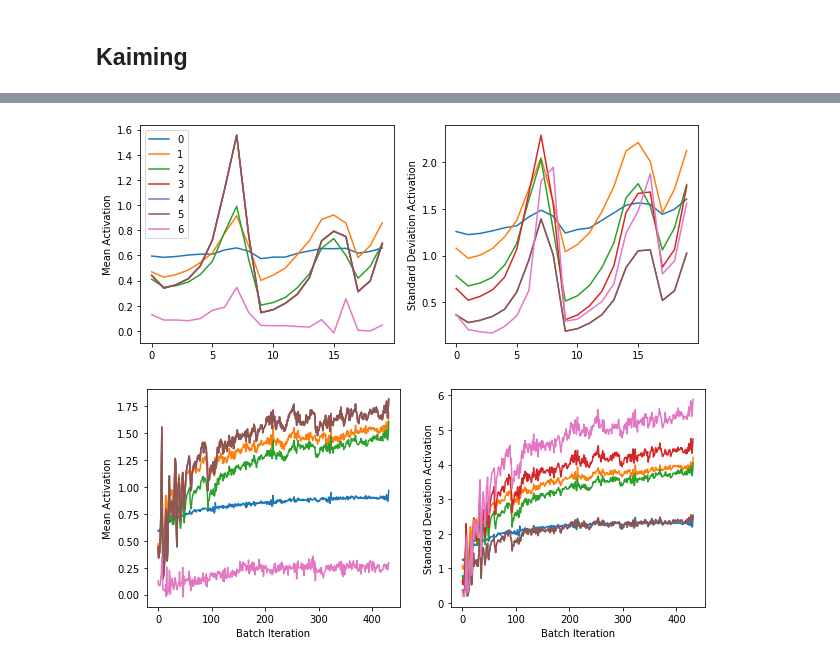
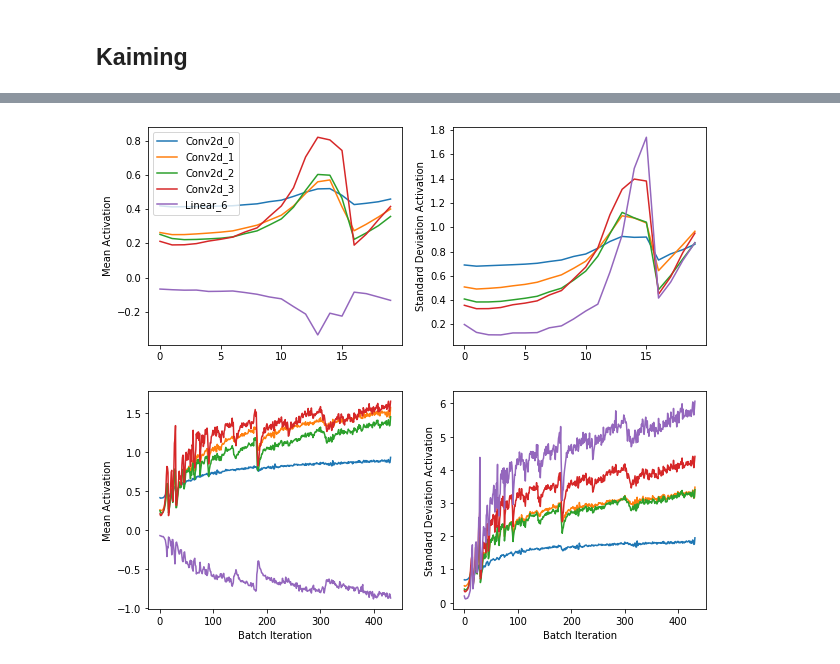
Before and after one commit to rickyfernandez/fastai_course_3, a Jupyter notebook: course_2/Initialization_Paper.ipynb, the cells around one changed output, grey strips where cells are left out. Saved outputs shown, nothing was run; the diff lists cells and outputs as text; code cells hidden in the pictures.

```diff
--- a/course_2/Initialization_Paper.ipynb
+++ b/course_2/Initialization_Paper.ipynb
@@ -43,7 +43,7 @@ def get_data(mb=True):
 
     return map(tensor, (x_train, y_train, x_test, y_test))
 
-x_train, y_train, x_valid, y_valid = get_data()
+x_train, y_train, x_valid, y_valid = get_data(mb=False)
 # %%
 plt.imshow(x_train[0].view(28,28))
 plt.title(f"Value: {y_train[0]}");
@@ -201,22 +206,22 @@ learn2.fit(4)
 # %%
 fig, axes = plt.subplots(1, 2, figsize=(10,4))
 for h in learn2.hook_call_back.hooks:
     axes[0].plot(h.stats[0][:20])
     axes[1].plot(h.stats[1][:20])
     h.remove()
-axes[0].legend(range(len(learn2.hook_call_back.hooks)))
+axes[0].legend(learn2.hook_call_back.hook_names)
 axes[0].set_ylabel("Mean Activation")
 axes[1].set_ylabel("Standard Deviation Activation")
 
 fig, axes = plt.subplots(1, 2, figsize=(10,4))
 for h in learn2.hook_call_back.hooks:
     axes[0].plot(h.stats[0])
     axes[1].plot(h.stats[1])
     h.remove()
 axes[0].set_ylabel("Mean Activation")
 axes[0].set_xlabel("Batch Iteration")
 axes[1].set_ylabel("Standard Deviation Activation")
 axes[1].set_xlabel("Batch Iteration");
 # %% [output]
-[figure, old version]
+[figure, new version]
-[figure, old version]
+[figure, new version]
```
Also changed, not shown: parts of 3 cells of this notebook, 11 other files.
